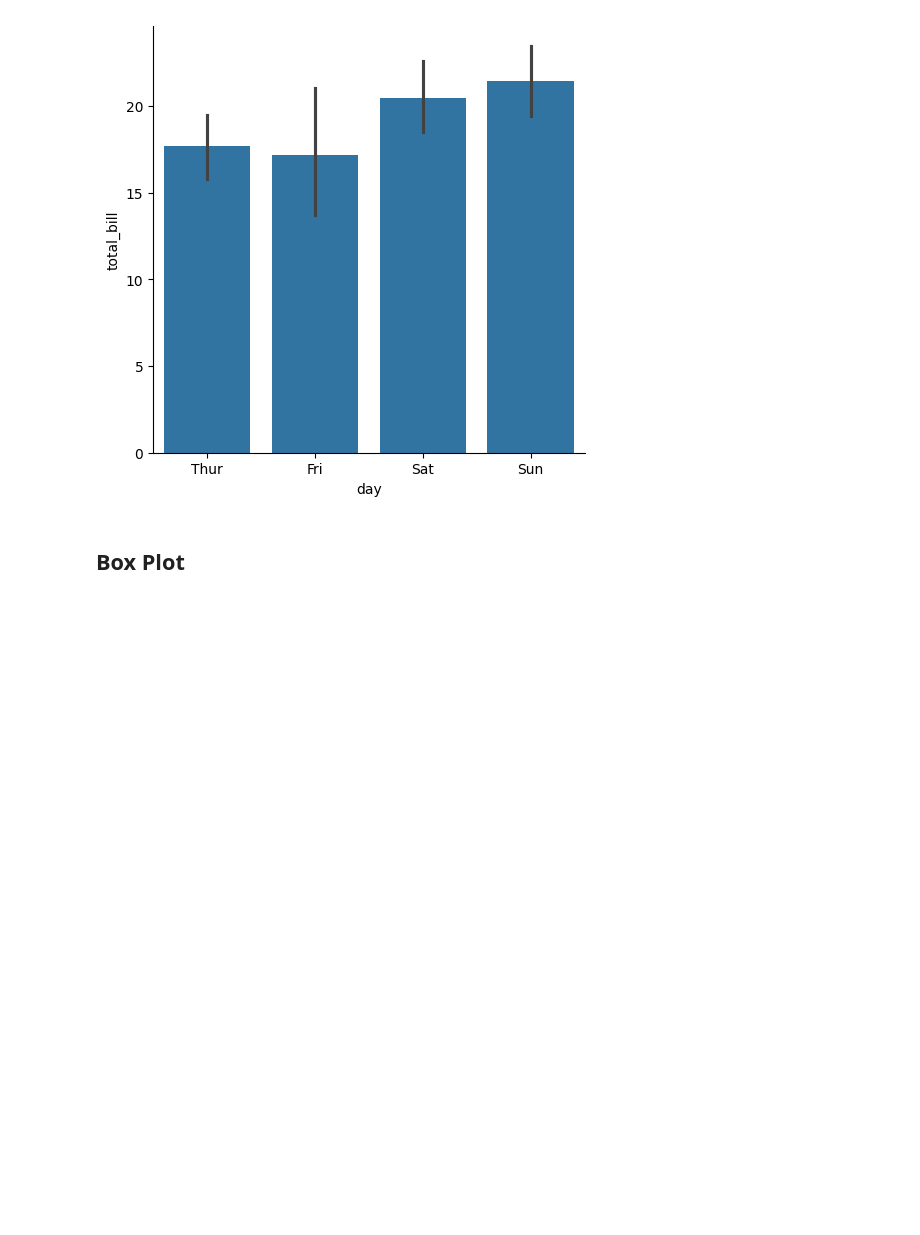
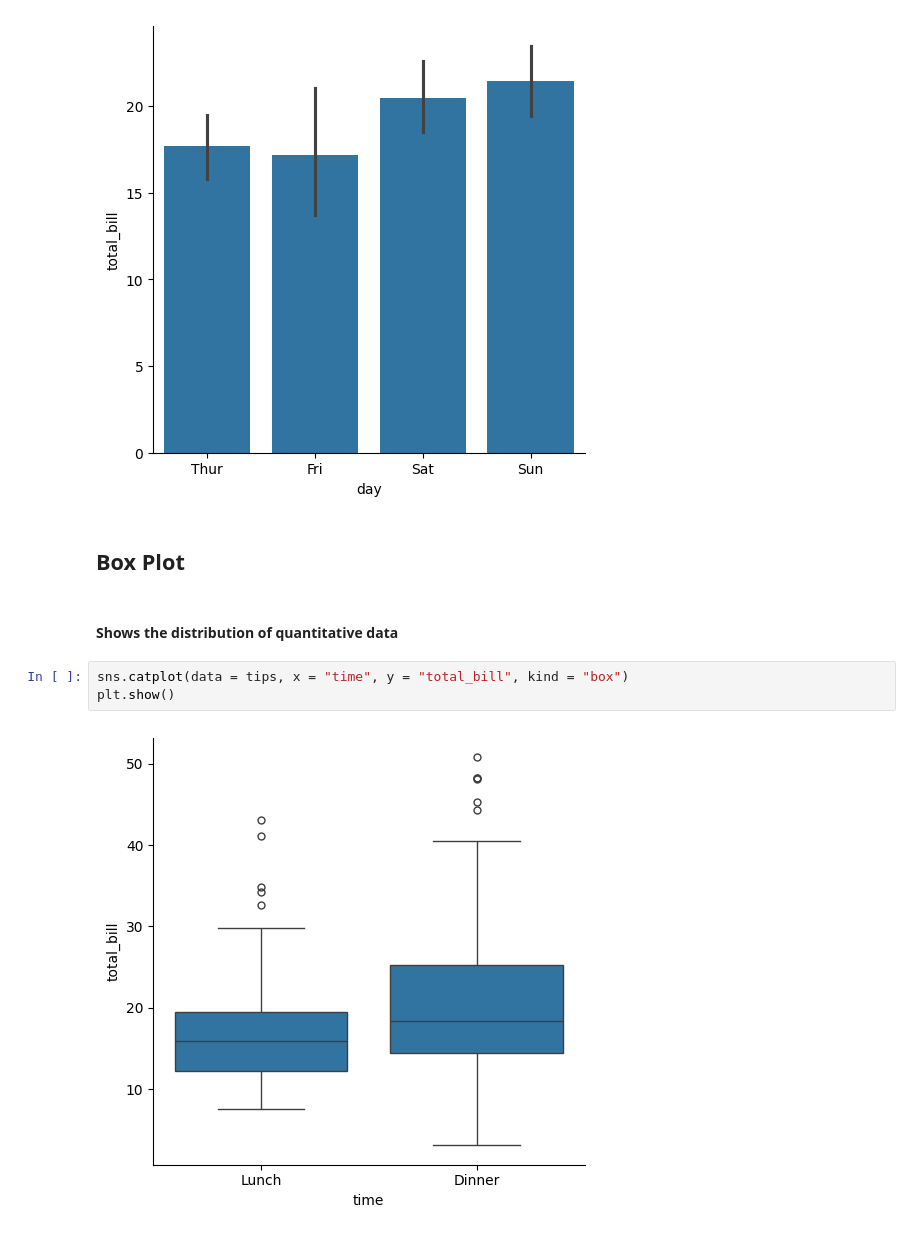
Before and after one commit to aurora-xiao97/DS-Projects, a Jupyter notebook: 20260119_practice_python_data_visualization_seaborn.ipynb, the cells around one changed output. Drawn from its saved outputs; the diff is of its cells as text; blank space fills up the shorter version.

```diff
--- a/20260119_practice_python_data_visualization_seaborn.ipynb
+++ b/20260119_practice_python_data_visualization_seaborn.ipynb
@@ -183,3 +196,10 @@ plt.show()
 [figure]
 # %% [markdown]
 ## Box Plot
+# %% [markdown]
+#### Shows the distribution of quantitative data
+# %%
+sns.catplot(data = tips, x = "time", y = "total_bill", kind = "box")
+plt.show()
+# %% [output]
+[figure, added]
```
Also changed, not shown: parts of 17 cells of this notebook.
